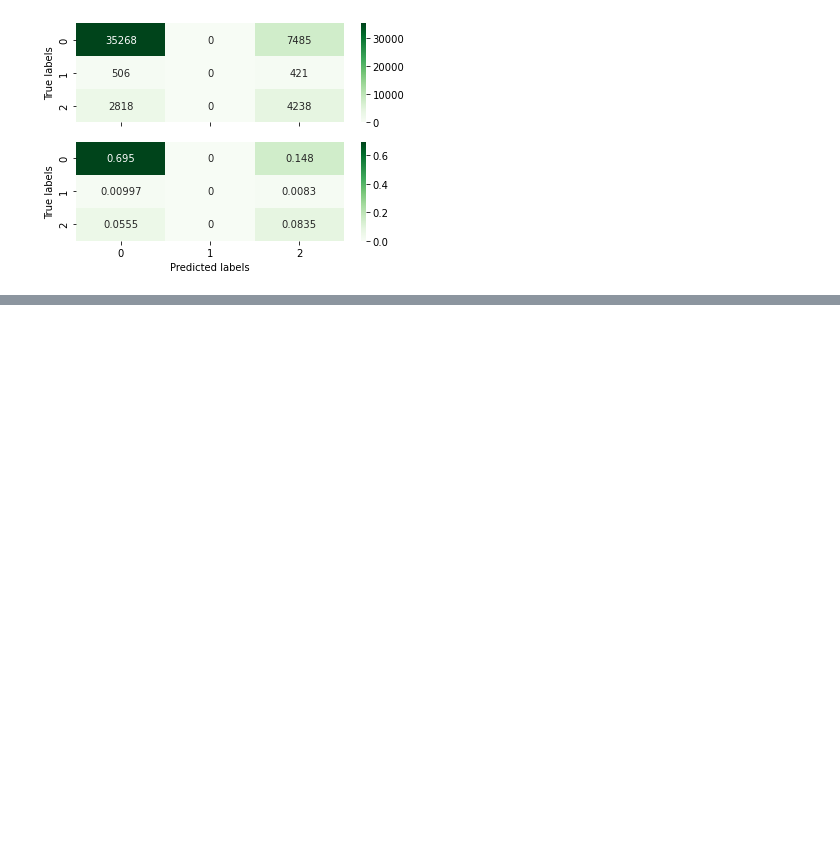
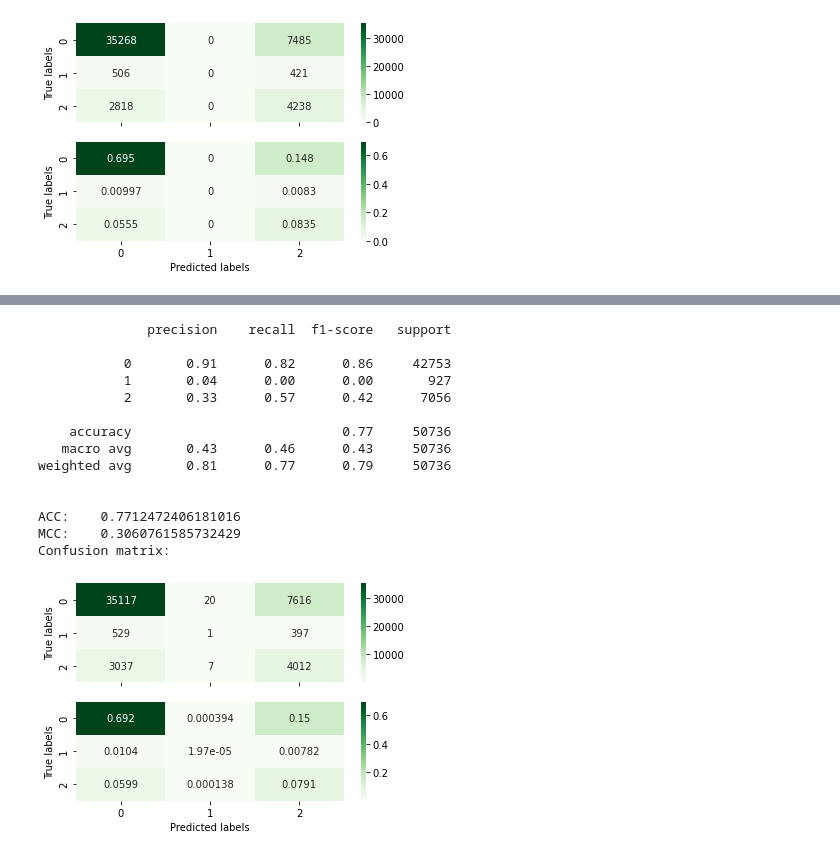
Before and after one commit to andnic51294/Diabetes_prediction, a Jupyter notebook: kNN - neighbour trials.ipynb, the cells around one changed output, grey strips where cells are left out. Cells and saved outputs as stored; diff of their text form; code cells hidden in the pictures; blank space fills up the shorter version.

```diff
--- a/kNN - neighbour trials.ipynb
+++ b/kNN - neighbour trials.ipynb
@@ -337,0 +401,21 @@ Confusion matrix:
+# %%
+model = KNeighborsClassifier(n_neighbors=9, p = 1, n_jobs = -1)
+model.fit(X_res, Y_res)
+y = model.predict(X_test)
+custom_logging(Y_test, y)
+# %% [output]
+              precision    recall  f1-score   support
+
+           0       0.91      0.82      0.86     42753
+           1       0.04      0.00      0.00       927
+           2       0.33      0.57      0.42      7056
+
+    accuracy                           0.77     50736
+   macro avg       0.43      0.46      0.43     50736
+weighted avg       0.81      0.77      0.79     50736
+
+
+ACC:    0.7712472406181016
+MCC:    0.3060761585732429
+Confusion matrix:
+[figure, added]
```
Also changed, not shown: parts of 12 cells of this notebook.
